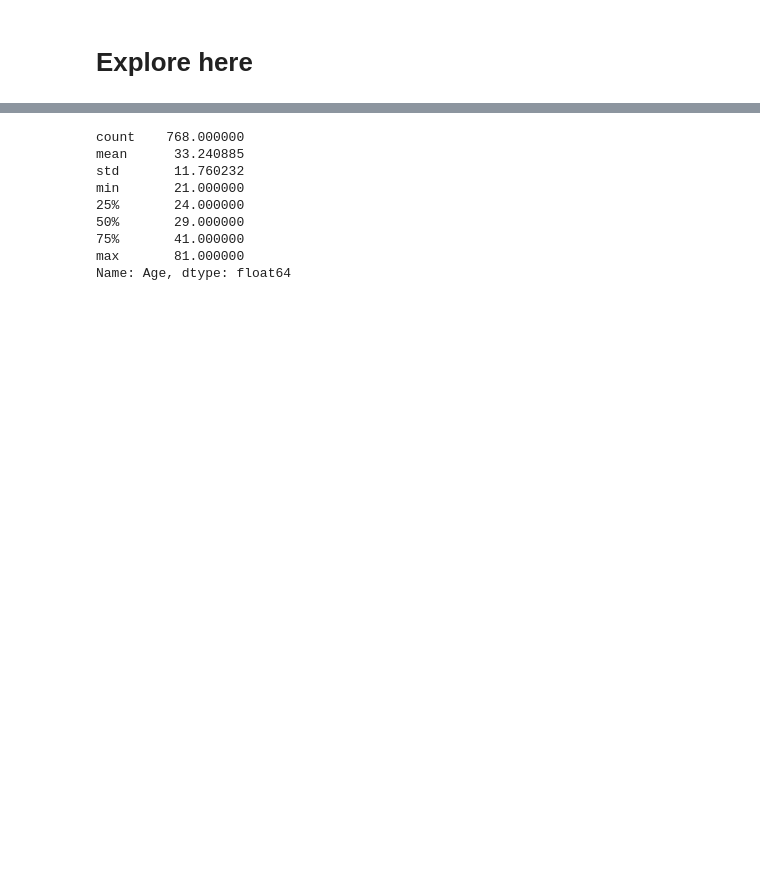
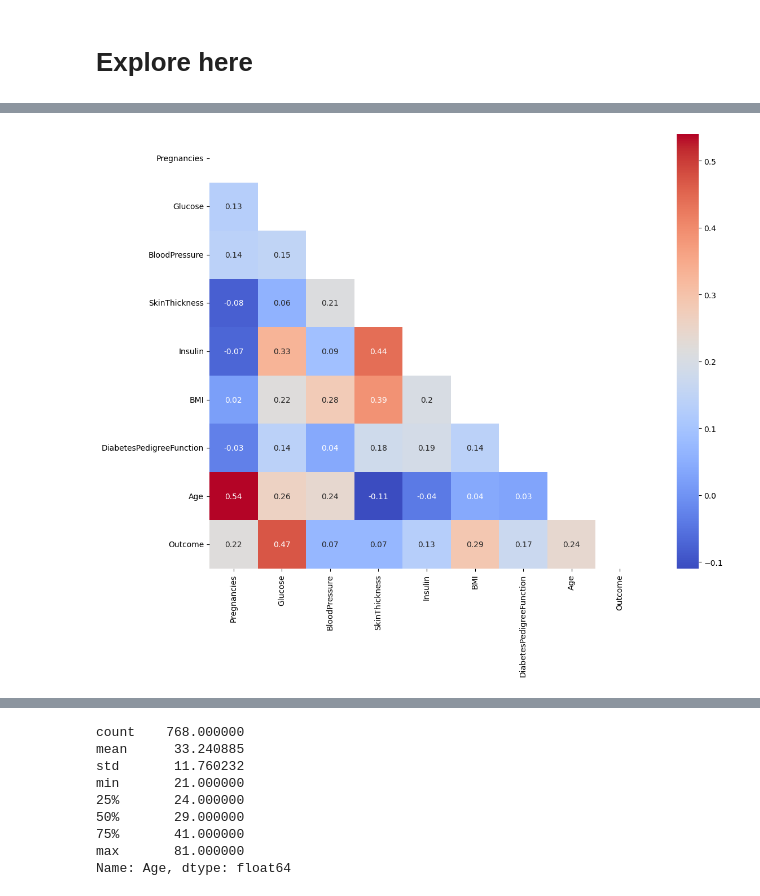
Before and after one commit to 4GeeksAcademy/EDA-and-Random-Forest_diabetes-data, a Jupyter notebook: src/explore.ipynb, the cells around one changed output, grey strips where cells are left out. Cells and saved outputs as stored; diff of their text form; code cells hidden in the pictures; blank space fills up the shorter version.

```diff
--- a/src/explore.ipynb
+++ b/src/explore.ipynb
@@ -175,0 +194,7 @@ plt.show()
+# %%
+plt.figure(figsize=(15, 10))
+sns.heatmap(df_enc.corr().round(2), annot=True, mask=np.triu(df_enc.corr()), cmap='coolwarm', square=True)
+
+plt.show()
+# %% [output]
+[figure, added]
```
Also changed, not shown: parts of 67 cells of this notebook, 29 other files.
